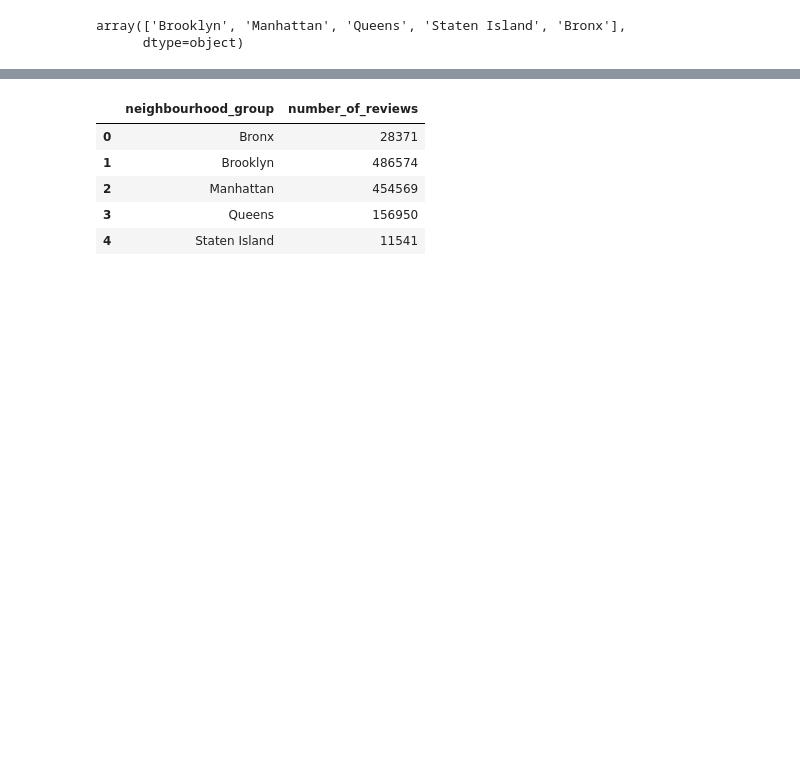
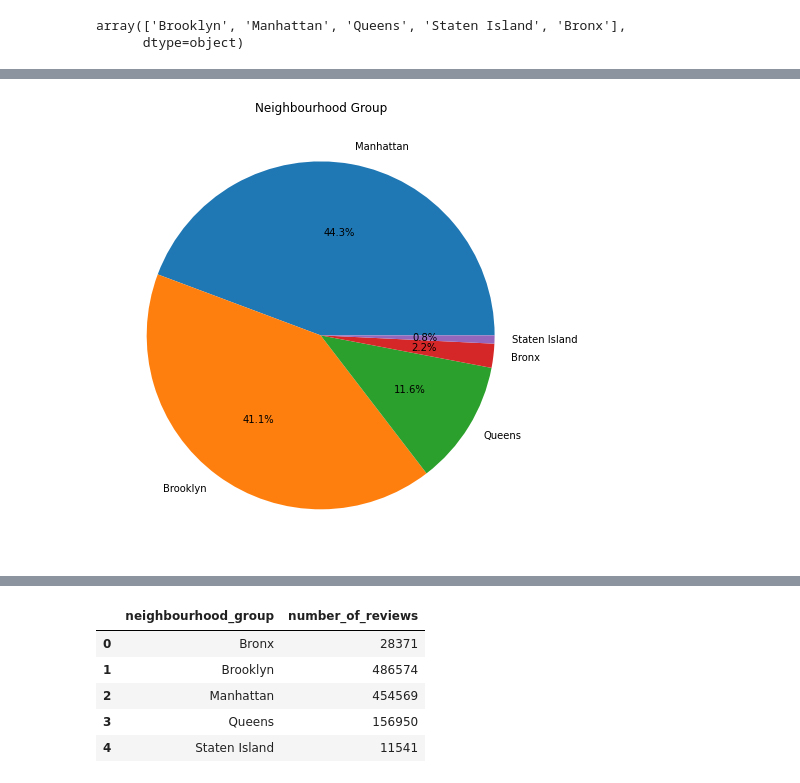
Before and after one commit to Navjotkhatri/Airbnb-Bookings-Analysis, a Jupyter notebook: EDA_Airbnb_Bookings_Analysis_Capstone_Project.ipynb, the cells around one changed output, grey strips where cells are left out. Cells and saved outputs as stored; diff of their text form; code cells hidden in the pictures; blank space fills up the shorter version.

```diff
--- a/EDA_Airbnb_Bookings_Analysis_Capstone_Project.ipynb
+++ b/EDA_Airbnb_Bookings_Analysis_Capstone_Project.ipynb
@@ -138,0 +182,7 @@ array(['Brooklyn', 'Manhattan', 'Queens', 'Staten Island', 'Bronx'],
+# %%
+plt.figure(figsize=(10,8))
+plt.title("Neighbourhood Group")
+plt.pie(bnb.neighbourhood_group.value_counts(), labels=bnb.neighbourhood_group.value_counts().index,autopct='%1.1f%%')
+plt.show()
+# %% [output]
+[figure, added]
```
Also changed, not shown: parts of 14 cells of this notebook.
